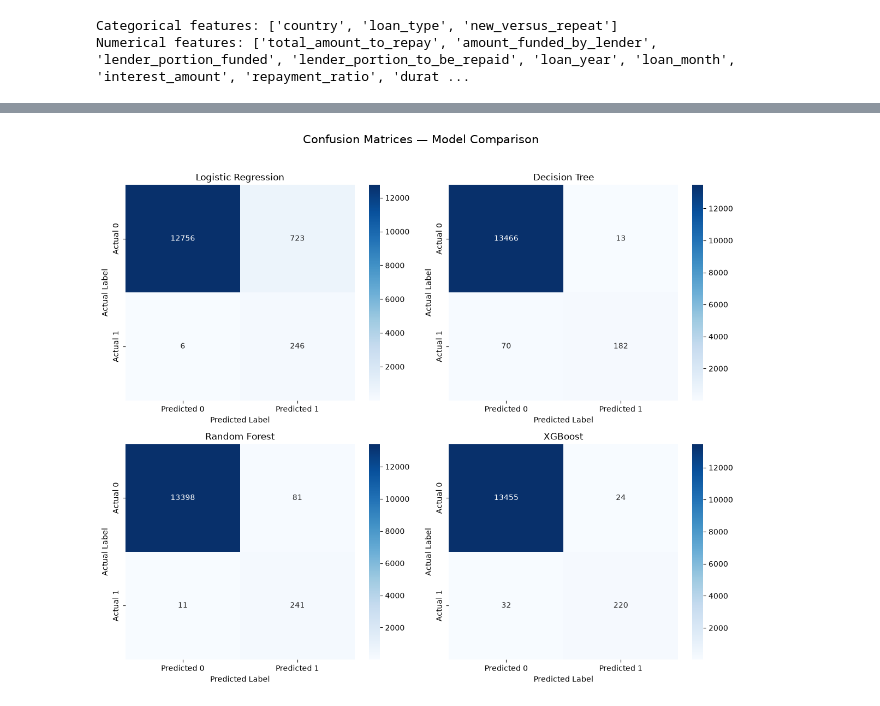
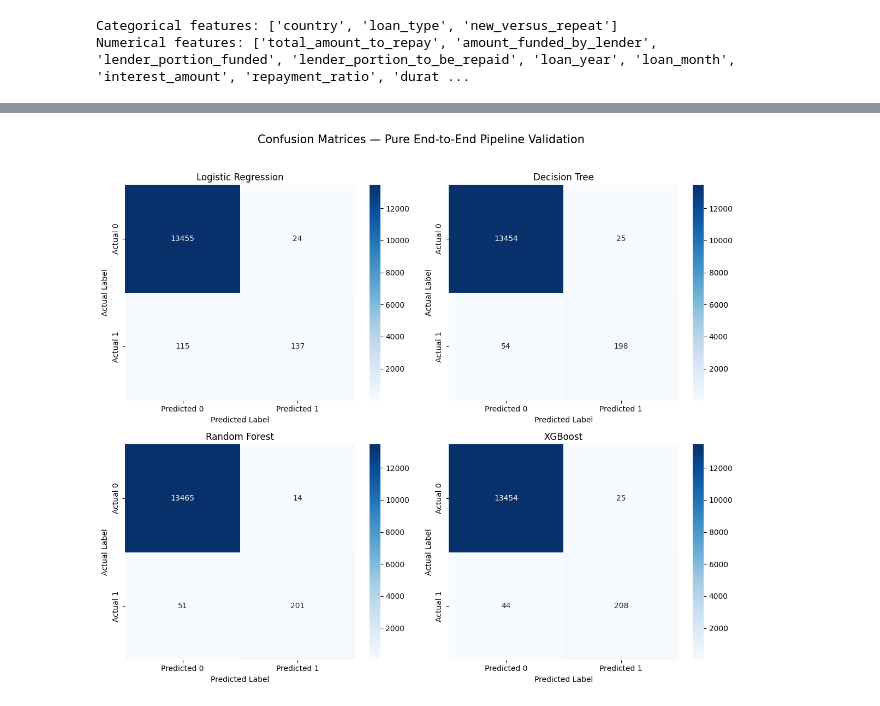
Before and after one commit to Brianoyaro/credit-risk-project, a Jupyter notebook: notebooks/train before tuning.ipynb, the cells around one changed output, grey strips where cells are left out. Saved outputs shown, nothing was run; the diff lists cells and outputs as text; code cells hidden in the pictures.

```diff
--- a/notebooks/train before tuning.ipynb
+++ b/notebooks/train before tuning.ipynb
@@ -597,10 +639,8 @@ Pipeline(steps=[('preprocessor',
                                         n_jobs=-1, random_state=42))])
 # %%
-y_full_pred = random_forest.predict_proba(X_test)[:, 1]
-y_pred = model.predict_proba(X_test)[:, 1]
+y_full_pred = final_rf.predict_proba(X_raw_test)[:, 1]
+y_pred = random_forest_pipeline.predict_proba(X_raw_test)[:, 1]
 
-auc_after_tuning = roc_auc_score(y_test, y_full_pred)
-auc_before_tuning = roc_auc_score(y_test, y_pred)
-
-print(f"auc before hyperparameter tuning: {round(auc_before_tuning, 4)}, auc after hyperparameter tuning: {round(auc_after_tuning, 4)}")
+print(f"AUC before tuning: {roc_auc_score(y_test, y_pred):.4f}")
+print(f"AUC after tuning: {roc_auc_score(y_test, y_full_pred):.4f}")
 # %% [output]
@@ -791,10 +740,10 @@ Pipeline(steps=[('preprocessor',
                                num_parallel_tree=None, ...))])
 # %%
-for name, X, y in [
-    ("Train", X_train, y_train),
-    ("Validation", X_val, y_val),
-    ("Test", X_test, y_test),
+for name, X_df, y in [
+    ("Train", X_raw_train, y_train),
+    ("Validation", X_raw_val, y_val),
+    ("Test", X_raw_test, y_test)
 ]:
-    y_proba = xgboost.predict_proba(X)[:, 1]
+    y_proba = final_xgb.predict_proba(X_df)[:, 1]
     print(f"{name} ROC-AUC: {roc_auc_score(y, y_proba):.4f}")
 # %% [output]
@@ -980,37 +792,25 @@ Logistic Regression    0.9469     0.2539  0.9762    0.4029   0.9845
 # %%
+from sklearn.metrics import confusion_matrix
+
 fig, axes = plt.subplots(2, 2, figsize=(12, 10))
 axes = axes.flatten()
 
 for ax, (name, model) in zip(axes, models.items()):
-
     y_pred = predictions[name]["y_pred"]
-
-    cm = confusion_matrix(
-        y_test,
-        y_pred,
-        labels=[0, 1],
-    )
+    cm = confusion_matrix(y_test, y_pred, labels=[0, 1])
 
     sns.heatmap(
-        cm,
-        annot=True,
-        fmt="d",
-        cmap="Blues",
+        cm, annot=True, fmt="d", cmap="Blues",
         xticklabels=["Predicted 0", "Predicted 1"],
         yticklabels=["Actual 0", "Actual 1"],
-        ax=ax,
+        ax=ax
     )
-
     ax.set_title(name)
     ax.set_xlabel("Predicted Label")
     ax.set_ylabel("Actual Label")
 
-plt.suptitle(
-    "Confusion Matrices — Model Comparison",
-    fontsize=15,
-    y=1.02,
-)
+plt.suptitle("Confusion Matrices — Pure End-to-End Pipeline Validation", fontsize=15, y=1.02)
 plt.tight_layout()
 plt.show()
 # %% [output]
-[figure, old version]
+[figure, new version]
```
Also changed, not shown: parts of 44 cells of this notebook.
